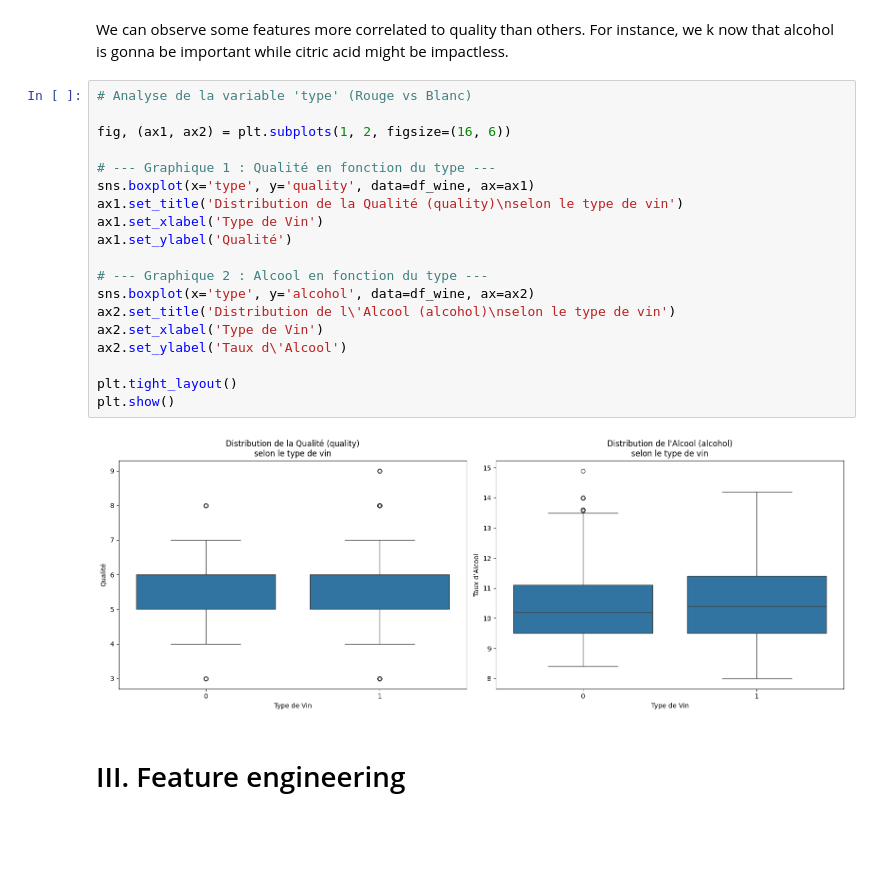
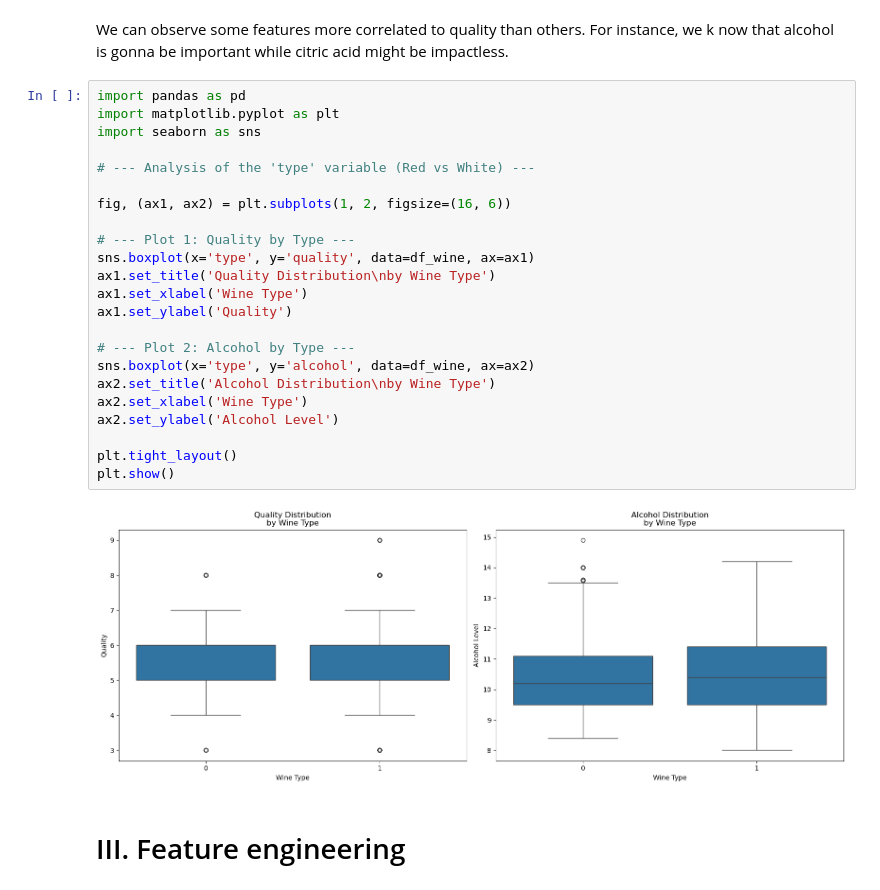
Before and after one commit to picqflorian/wine-quality-analysis, a Jupyter notebook: main.ipynb, the cells around one changed output. Drawn from its saved outputs; the diff is of its cells as text; blank space fills up the shorter version.

```diff
--- a/main.ipynb
+++ b/main.ipynb
@@ -147,26 +146,30 @@ Name: quality, dtype: float64
 # %% [markdown]
 We can observe some features more correlated to quality than others. For instance, we k now that alcohol is gonna be important while citric acid might be impactless.
 # %%
-# Analyse de la variable 'type' (Rouge vs Blanc)
+import pandas as pd
+import matplotlib.pyplot as plt
+import seaborn as sns
+
+# --- Analysis of the 'type' variable (Red vs White) ---
 
 fig, (ax1, ax2) = plt.subplots(1, 2, figsize=(16, 6))
 
-# --- Graphique 1 : Qualité en fonction du type ---
+# --- Plot 1: Quality by Type ---
 sns.boxplot(x='type', y='quality', data=df_wine, ax=ax1)
-ax1.set_title('Distribution de la Qualité (quality)\nselon le type de vin')
-ax1.set_xlabel('Type de Vin')
-ax1.set_ylabel('Qualité')
+ax1.set_title('Quality Distribution\nby Wine Type')
+ax1.set_xlabel('Wine Type')
+ax1.set_ylabel('Quality')
 
-# --- Graphique 2 : Alcool en fonction du type ---
+# --- Plot 2: Alcohol by Type ---
 sns.boxplot(x='type', y='alcohol', data=df_wine, ax=ax2)
-ax2.set_title('Distribution de l\'Alcool (alcohol)\nselon le type de vin')
-ax2.set_xlabel('Type de Vin')
-ax2.set_ylabel('Taux d\'Alcool')
+ax2.set_title('Alcohol Distribution\nby Wine Type')
+ax2.set_xlabel('Wine Type')
+ax2.set_ylabel('Alcohol Level')
 
 plt.tight_layout()
 plt.show()
 # %% [output]
-[figure, old version]
+[figure, new version]
 # %% [markdown]
 # III. Feature engineering
 # %%
```
Also changed, not shown: parts of 16 cells of this notebook.
